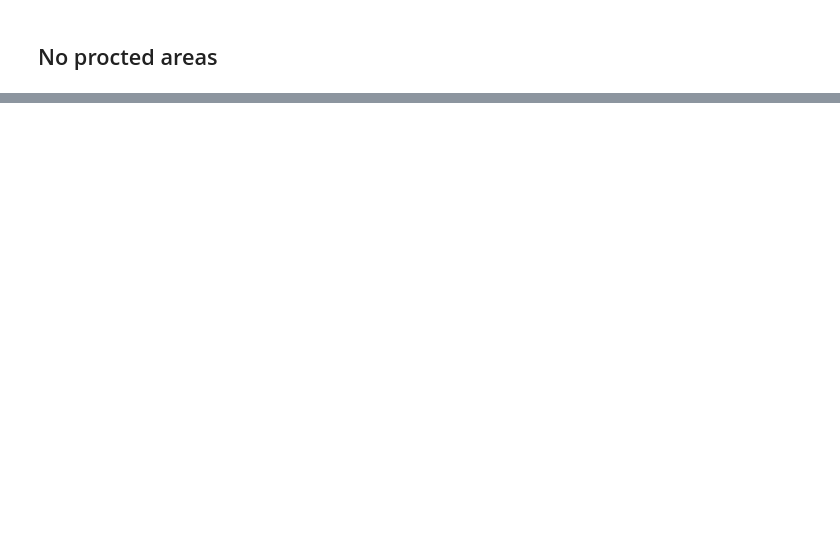
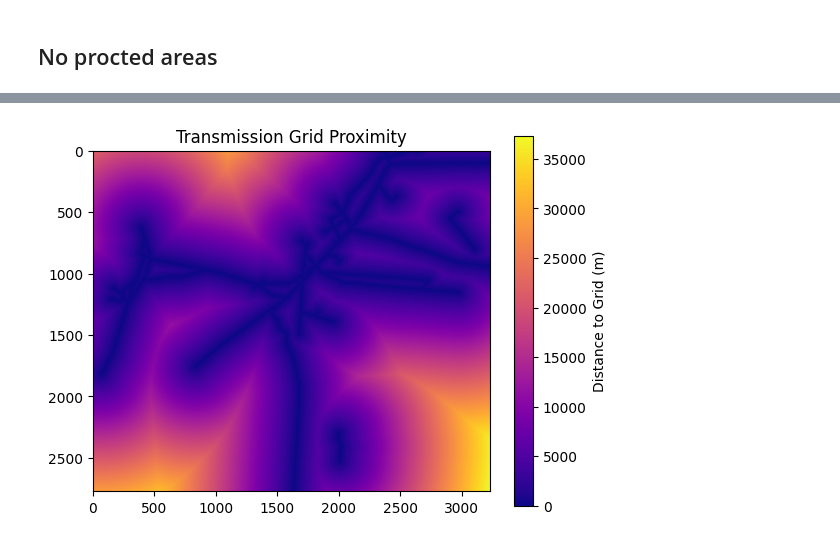
Before and after one commit to SimaHamedifar/solar_resource_assessment, a Jupyter notebook: solar_resource_assessment.ipynb, the cells around one changed output, grey strips where cells are left out. Saved outputs shown, nothing was run; the diff lists cells and outputs as text; code cells hidden in the pictures; blank space fills up the shorter version.

```diff
--- a/solar_resource_assessment.ipynb
+++ b/solar_resource_assessment.ipynb
@@ -32,7 +32,7 @@ The suitable lands are chosen.
 bbox = box(-76.5, 44.9, -75.0, 45.6) # min of lon & lat, max of lon & lat
 geo = gpd.GeoDataFrame({"geometry":[bbox]}, crs="EPSG:4326")
 with rasterio.open(landcover_file) as src:
-    lc = src.read(1)
+    lc = src.read(1, out_shape=(src.height // 20, src.width // 20))
     profile = src.profile
     out_img, out_transform = mask(src, geo.geometry, crop=True)
 classes = np.unique(lc)
@@ -46,12 +46,3 @@ Cropland: 2, Sparsely vegetated land: 9, Barren land: 10
 # %%
 suitable_classes = [2, 9, 10]
 lc_mask = np.isin(lc, suitable_classes).astype(np.uint8)
-
-profile.update(dtype=rasterio.uint8)
-
-with rasterio.open("data/processed/ottawa_landcover_mask.tif", "w", **profile) as dst:
-    dst.write(lc_mask, 1)
-
-plt.imshow(lc_mask, cmap="Greens")
-plt.title("Land Cover Suitability Mask")
-plt.show()
@@ -59,0 +49,8 @@ Error:
+# %%
+profile.update(dtype=rasterio.uint8)
+
+out_fp = "data/processed/ottawa_landcover_mask.tif"
+os.makedirs(os.path.dirname(out_fp), exist_ok=True)
+
+with rasterio.open(out_fp, "w", **profile) as dst:
+    dst.write(lc_mask, 1)
@@ -116,0 +67,62 @@ with rasterio.open("data/processed/ottawa_final_suitability.tif", "w", **profile
+# %%
+import geopandas as gpd
+import rasterio
+from rasterio import features
+import numpy as np
+from scipy.ndimage import distance_transform_edt
+import matplotlib.pyplot as plt
+import os
+
+# ======================
+# Grid Proximity (distance raster)
+# ======================
+
+# Read transmission grid
+grid_lines = gpd.read_file(grid_lines_file)
+
+with rasterio.open(dem_file) as src:
+    dem_crs = src.crs
+    transform = src.transform
+    width, height = src.width, src.height
+    out_meta = src.meta.copy()
+
+print("DEM CRS:", dem_crs)
+print("Grid CRS (before):", grid_lines.crs)
+
+# Reproject grid to DEM CRS
+grid_lines = grid_lines.to_crs(dem_crs)
+
+print("Grid CRS (after):", grid_lines.crs)
+
+# Rasterize grid lines
+line_raster = features.rasterize(
+    [(geom, 1) for geom in grid_lines.geometry if geom is not None],
+    out_shape=(height, width),
+    transform=transform,
+    fill=0,
+    dtype=np.uint8
+)
+
+print("Unique values in line_raster:", np.unique(line_raster))
+
+# Distance transform
+distance_pixels = distance_transform_edt(1 - line_raster)
+
+pixel_size = abs(transform.a)
+distance_raster = distance_pixels * pixel_size
+
+# Save
+out_fp = "data/processed/ottawa_grid_distance.tif"
+os.makedirs(os.path.dirname(out_fp), exist_ok=True)
+
+out_meta.update(dtype=rasterio.float32, count=1)
+
+with rasterio.open(out_fp, "w", **out_meta) as dst:
+    dst.write(distance_raster.astype(np.float32), 1)
+
+# Plot
+plt.imshow(distance_raster, cmap="plasma")
+plt.colorbar(label="Distance to Grid (m)")
+plt.title("Transmission Grid Proximity")
+plt.show()
+# %% [output]
@@ -116,0 +133 @@ with rasterio.open("data/processed/ottawa_final_suitability.tif", "w", **profile
+[figure, added]
```
Also changed, not shown: parts of 8 cells of this notebook.
